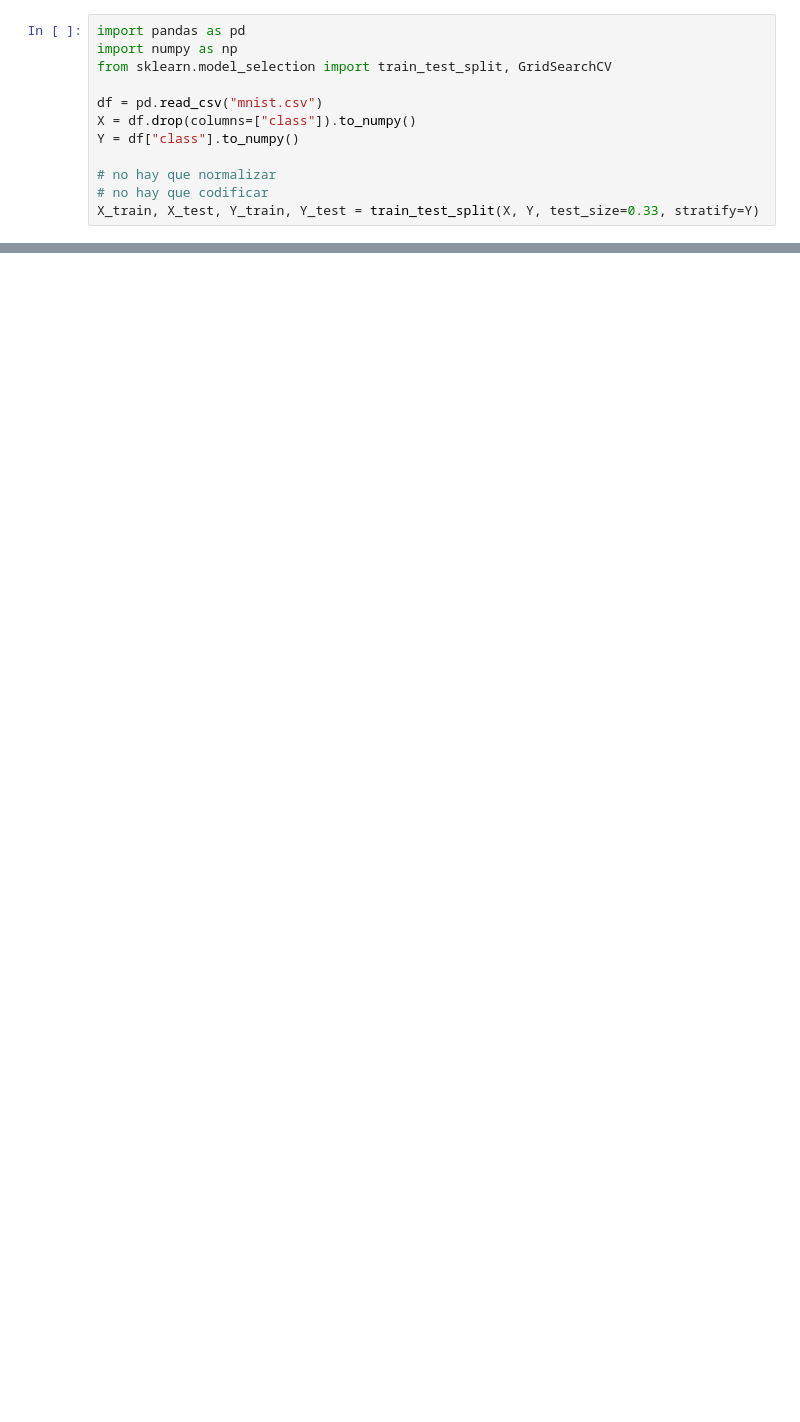
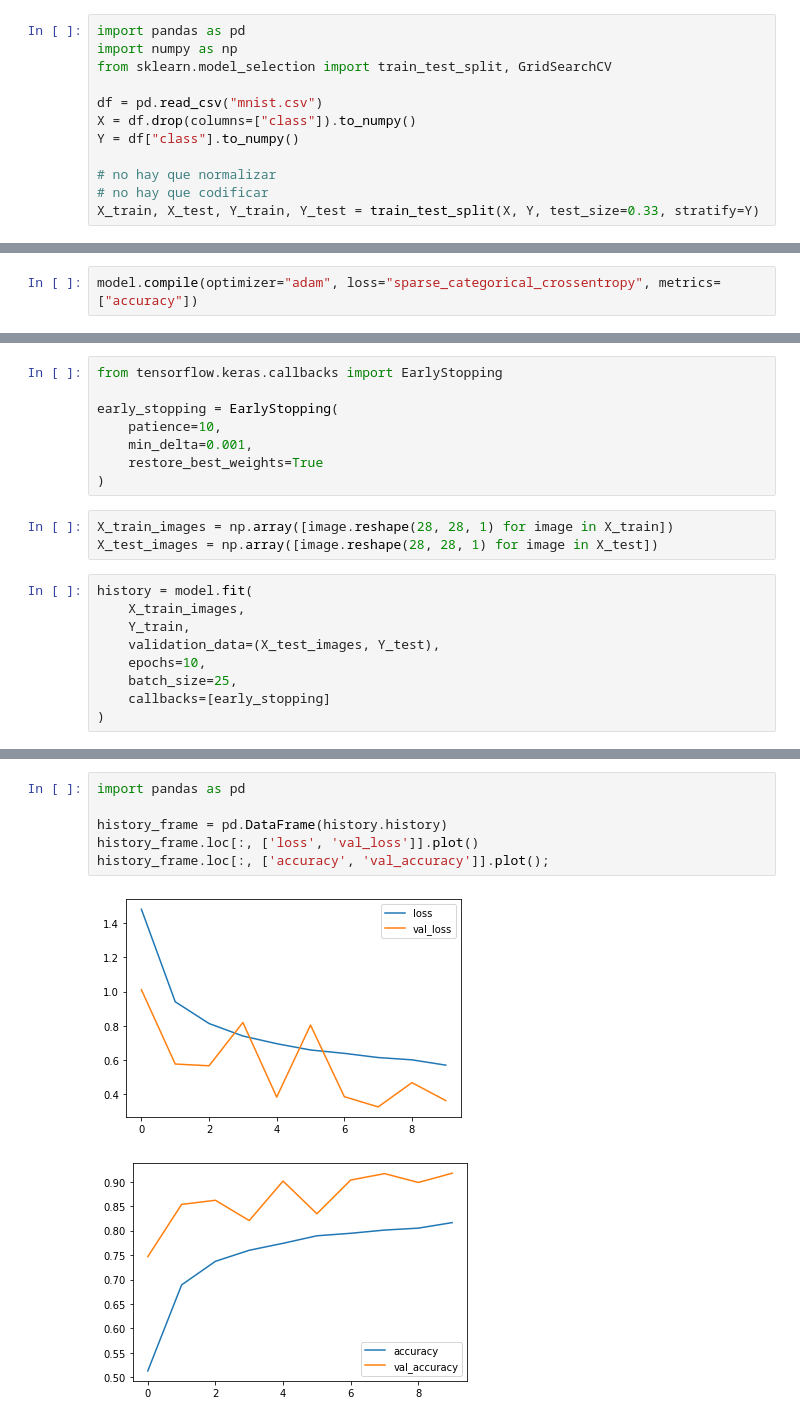
Before and after one commit to aarroyoc/magiwriter, a Jupyter notebook: trainer/ModelBuilder.ipynb, the cells around one changed output, grey strips where cells are left out. Drawn from its saved outputs; the diff is of its cells as text; blank space fills up the shorter version.

Commit message:
Keras Convolutional Model

```diff
--- a/trainer/ModelBuilder.ipynb
+++ b/trainer/ModelBuilder.ipynb
@@ -49,0 +54,2 @@ dump(final_svc, "svm_linear.joblib")
+# %%
+model.compile(optimizer="adam", loss="sparse_categorical_crossentropy", metrics=["accuracy"])
@@ -49,0 +76,20 @@ dump(final_svc, "svm_linear.joblib")
+# %%
+from tensorflow.keras.callbacks import EarlyStopping
+
+early_stopping = EarlyStopping(
+    patience=10,
+    min_delta=0.001,
+    restore_best_weights=True
+)
+# %%
+X_train_images = np.array([image.reshape(28, 28, 1) for image in X_train])
+X_test_images = np.array([image.reshape(28, 28, 1) for image in X_test])
+# %%
+history = model.fit(
+    X_train_images,
+    Y_train,
+    validation_data=(X_test_images, Y_test),
+    epochs=10,
+    batch_size=25,
+    callbacks=[early_stopping]
+)
@@ -49,0 +117,9 @@ dump(final_svc, "svm_linear.joblib")
+# %%
+import pandas as pd
+
+history_frame = pd.DataFrame(history.history)
+history_frame.loc[:, ['loss', 'val_loss']].plot()
+history_frame.loc[:, ['accuracy', 'val_accuracy']].plot();
+# %% [output]
+[figure, added]
+[figure, added]
```
Also changed, not shown: parts of 9 cells of this notebook, 9 other files.
